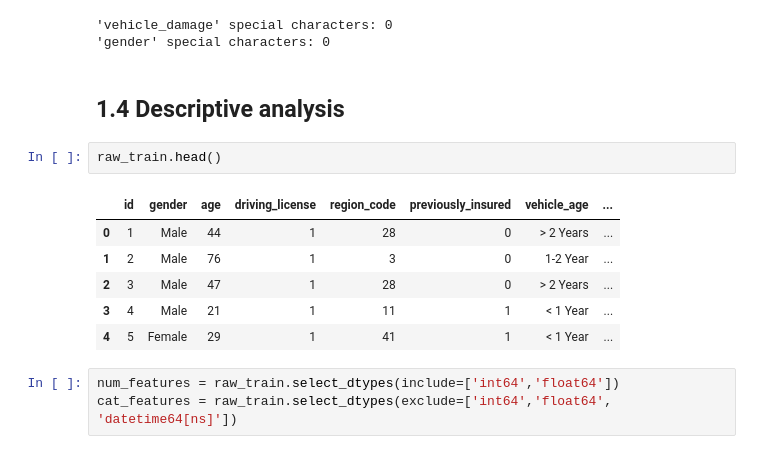
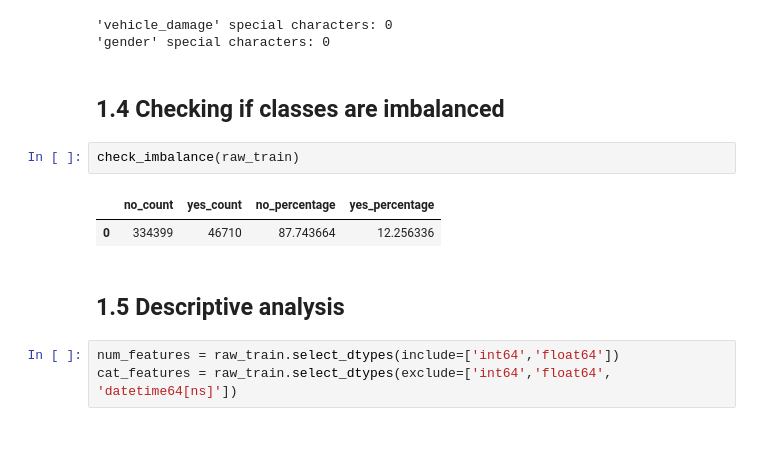
Before and after one commit to iury-repo/health_insurance_cs, a Jupyter notebook: notebooks/0-ims-data-wrangling.ipynb, the cells around one changed output. Drawn from its saved outputs; the diff is of its cells as text.

Commit message:
refactor: Moving data imbalance checks to wrangling notebook

```diff
--- a/notebooks/0-ims-data-wrangling.ipynb
+++ b/notebooks/0-ims-data-wrangling.ipynb
@@ -122,17 +122,15 @@ print(f'\'vehicle_damage\' special characters: {vehicle_dmg} \n\'gender\' specia
 # %% [output]
 'vehicle_damage' special characters: 0
 'gender' special characters: 0
+# %% [markdown]
+## 1.4 Checking if classes are imbalanced
+# %%
+check_imbalance(raw_train)
+# %% [output]
+|  | no_count | yes_count | no_percentage | yes_percentage |
+| 0 | 334399 | 46710 | 87.743664 | 12.256336 |
 # %% [markdown]
-## 1.4 Descriptive analysis
+## 1.5 Descriptive analysis
-# %%
-raw_train.head()
-# %% [output]
-|  | id | gender | age | driving_license | region_code | previously_insured | vehicle_age | ... |
-| 0 | 1 | Male | 44 | 1 | 28 | 0 | > 2 Years | ... |
-| 1 | 2 | Male | 76 | 1 | 3 | 0 | 1-2 Year | ... |
-| 2 | 3 | Male | 47 | 1 | 28 | 0 | > 2 Years | ... |
-| 3 | 4 | Male | 21 | 1 | 11 | 1 | < 1 Year | ... |
-| 4 | 5 | Female | 29 | 1 | 41 | 1 | < 1 Year | ... |
 # %%
 num_features = raw_train.select_dtypes(include=['int64','float64'])
 cat_features = raw_train.select_dtypes(exclude=['int64','float64', 'datetime64[ns]'])
```
Also changed, not shown: parts of 5 cells of this notebook.
